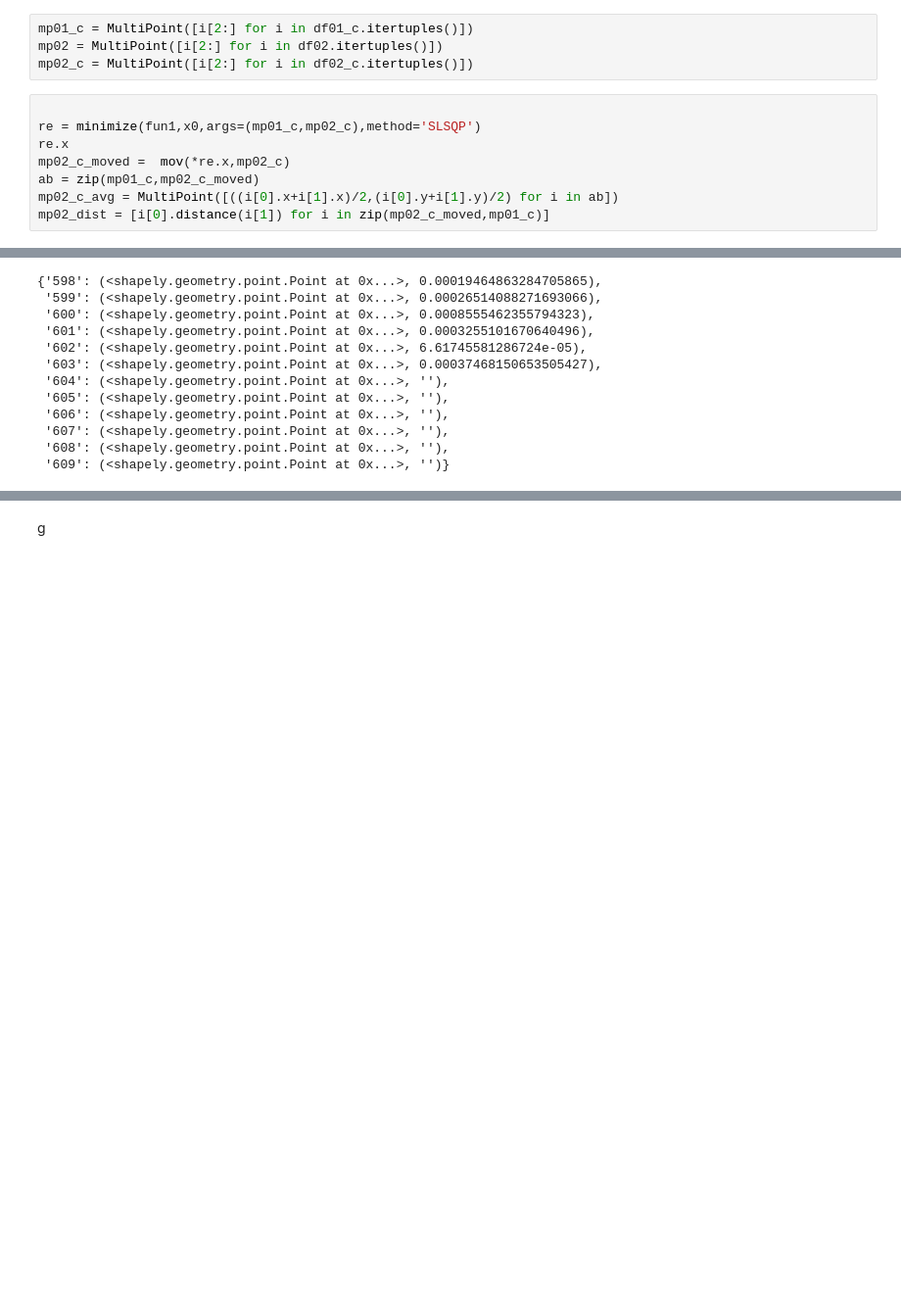
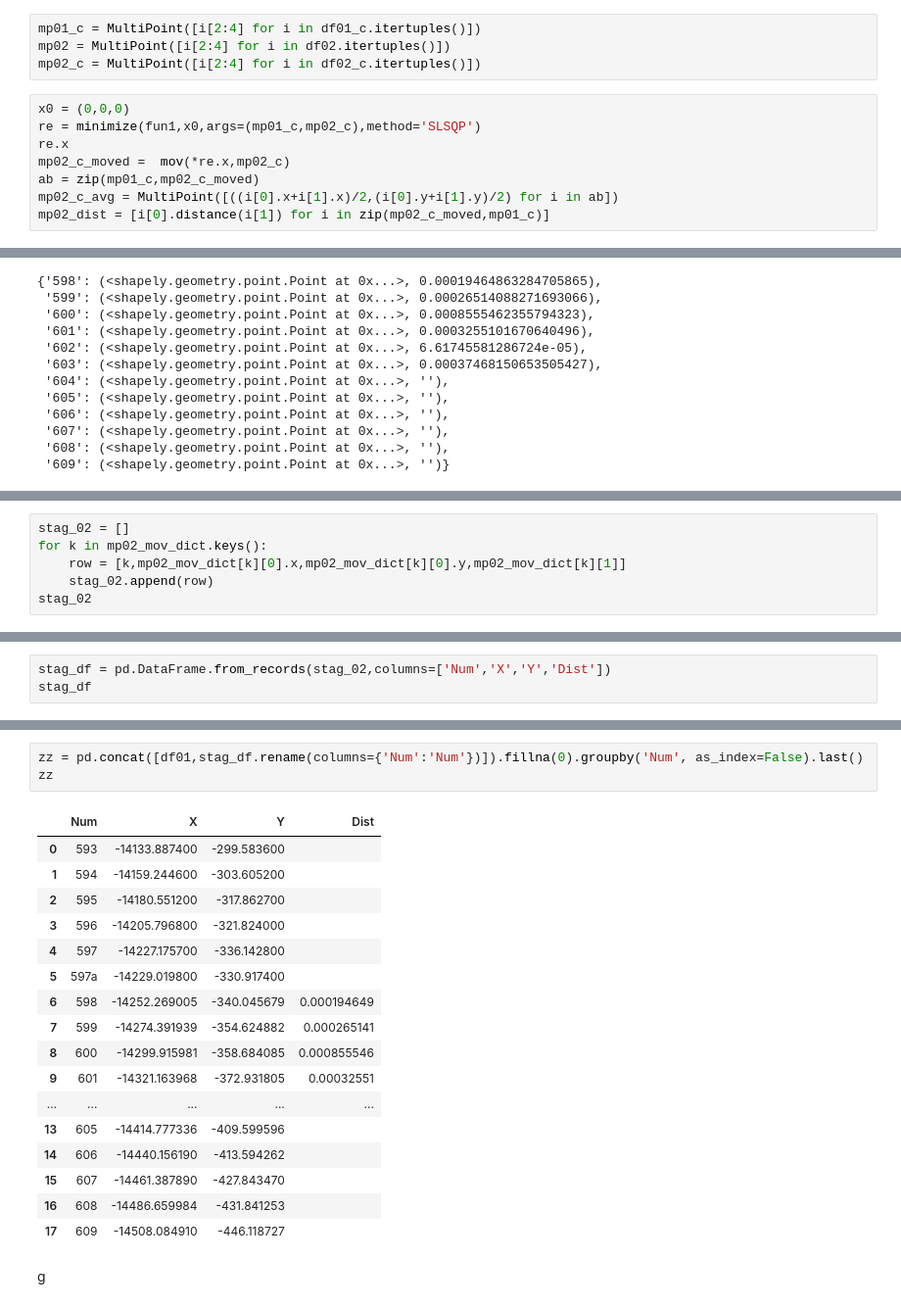
Before and after one commit to mexgil/bispor, a Jupyter notebook: Clean_shapely_chain.ipynb, the cells around one changed output, grey strips where cells are left out. Shown at 98% size. Saved outputs shown, nothing was run; the diff lists cells and outputs as text; blank space fills up the shorter version.

```diff
--- a/Clean_shapely_chain.ipynb
+++ b/Clean_shapely_chain.ipynb
@@ -266,11 +286,11 @@ df01_c['Num']
 7    603
 Name: Num, dtype: object
 # %%
-mp01_c = MultiPoint([i[2:] for i in df01_c.itertuples()])
-mp02 = MultiPoint([i[2:] for i in df02.itertuples()])
-mp02_c = MultiPoint([i[2:] for i in df02_c.itertuples()])
+mp01_c = MultiPoint([i[2:4] for i in df01_c.itertuples()])
+mp02 = MultiPoint([i[2:4] for i in df02.itertuples()])
+mp02_c = MultiPoint([i[2:4] for i in df02_c.itertuples()])
 # %%
-
+x0 = (0,0,0)
 re = minimize(fun1,x0,args=(mp01_c,mp02_c),method='SLSQP')
 re.x
 mp02_c_moved =  mov(*re.x,mp02_c)
@@ -358,0 +327,6 @@ list(zip(zz,['']*2))
+# %%
+stag_02 = []
+for k in mp02_mov_dict.keys():
+    row = [k,mp02_mov_dict[k][0].x,mp02_mov_dict[k][0].y,mp02_mov_dict[k][1]]
+    stag_02.append(row)
+stag_02
@@ -358,0 +346,3 @@ list(zip(zz,['']*2))
+# %%
+stag_df = pd.DataFrame.from_records(stag_02,columns=['Num','X','Y','Dist'])
+stag_df
@@ -359,2 +363,23 @@ list(zip(zz,['']*2))
+# %%
+zz = pd.concat([df01,stag_df.rename(columns={'Num':'Num'})]).fillna(0).groupby('Num', as_index=False).last()
+zz
+# %% [output]
+|  | Num | X | Y | Dist |
+| 0 | 593 | -14133.887400 | -299.583600 |  |
+| 1 | 594 | -14159.244600 | -303.605200 |  |
+| 2 | 595 | -14180.551200 | -317.862700 |  |
+| 3 | 596 | -14205.796800 | -321.824000 |  |
+| 4 | 597 | -14227.175700 | -336.142800 |  |
+| 5 | 597a | -14229.019800 | -330.917400 |  |
+| 6 | 598 | -14252.269005 | -340.045679 | 0.000194649 |
+| 7 | 599 | -14274.391939 | -354.624882 | 0.000265141 |
+| 8 | 600 | -14299.915981 | -358.684085 | 0.000855546 |
+| 9 | 601 | -14321.163968 | -372.931805 | 0.00032551 |
+| ... | ... | ... | ... | ... |
+| 13 | 605 | -14414.777336 | -409.599596 |  |
+| 14 | 606 | -14440.156190 | -413.594262 |  |
+| 15 | 607 | -14461.387890 | -427.843470 |  |
+| 16 | 608 | -14486.659984 | -431.841253 |  |
+| 17 | 609 | -14508.084910 | -446.118727 |  |
 # %% [markdown]
 g
```
Also changed, not shown: parts of 16 cells of this notebook, 5 other files.
